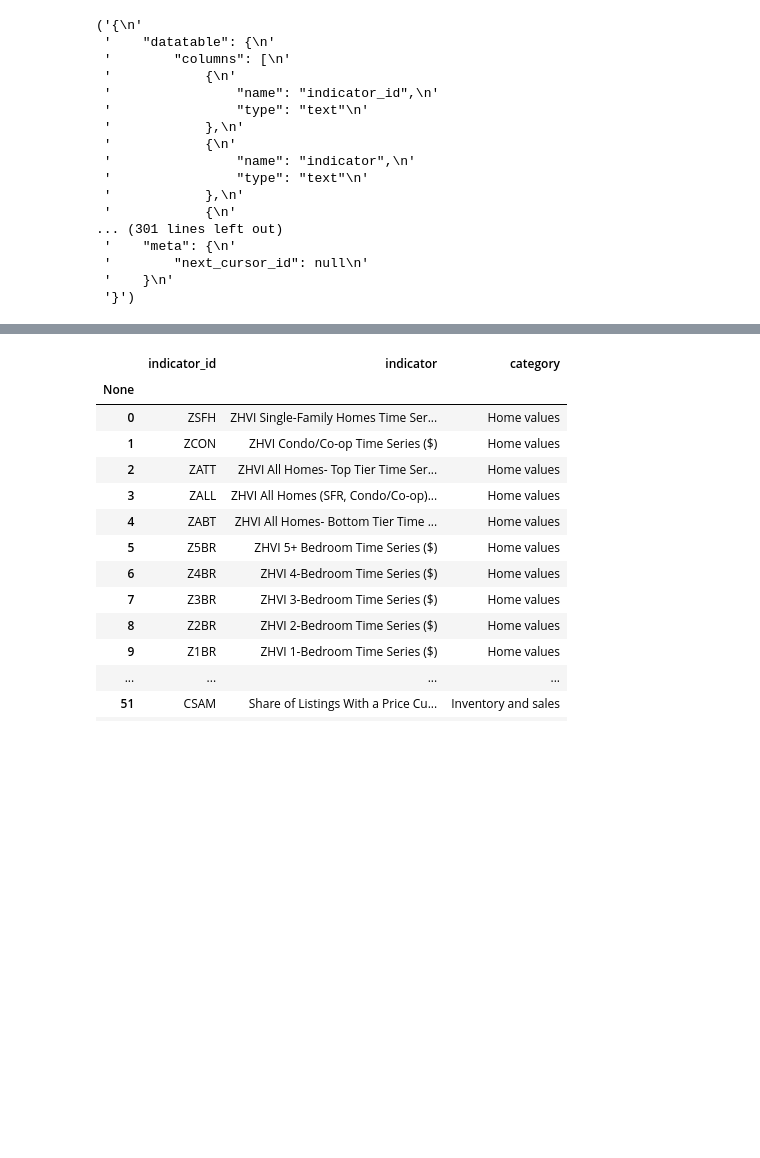
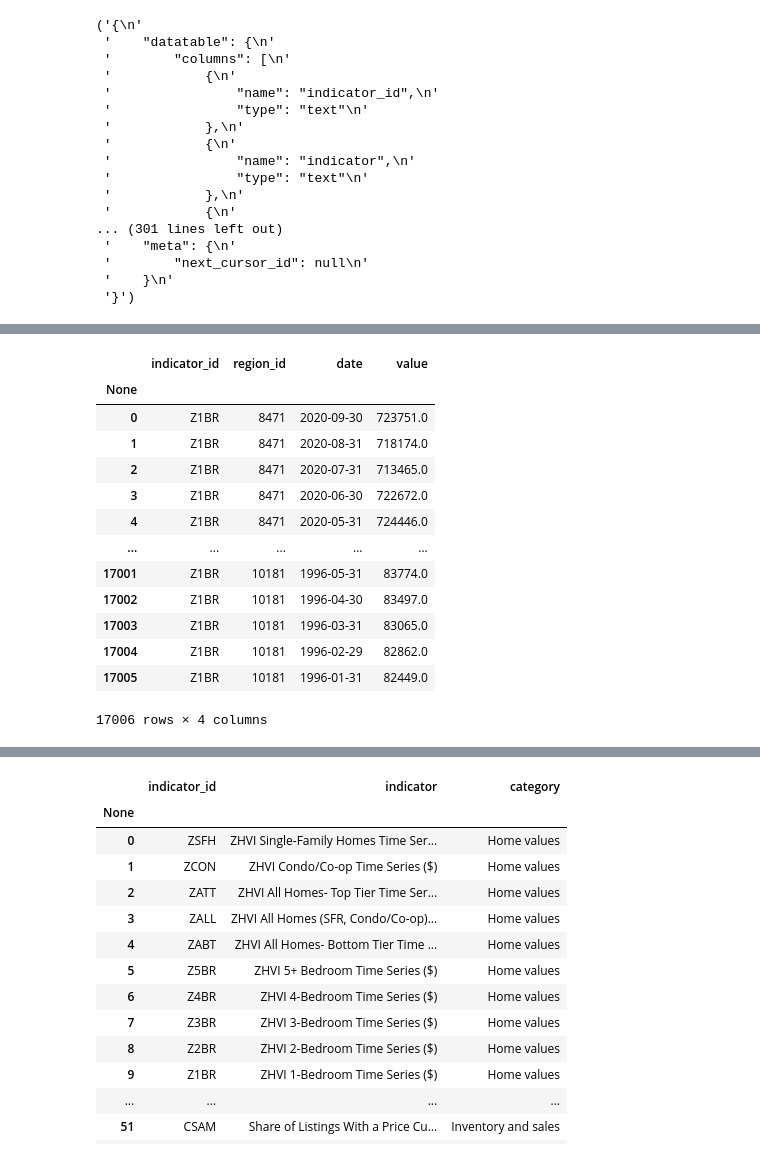
Before and after one commit to binetala/The_Very_Best_Team, a Jupyter notebook: quandl-starter.ipynb, the cells around one changed output, grey strips where cells are left out. Saved outputs shown, nothing was run; the diff lists cells and outputs as text; code cells hidden in the pictures; blank space fills up the shorter version.

```diff
--- a/quandl-starter.ipynb
+++ b/quandl-starter.ipynb
@@ -101,0 +131,18 @@ data
+# %%
+z1br= quandl.get_table('Zillow/Data', api_key=quandl_key, indicator_id = 'Z1BR', paginate=True, region_id = co_region_ids)
+z1br
+# %% [output]
+|  | indicator_id | region_id | date | value |
+| None |  |  |  |  |
+| 0 | Z1BR | 8471 | 2020-09-30 | 723751.0 |
+| 1 | Z1BR | 8471 | 2020-08-31 | 718174.0 |
+| 2 | Z1BR | 8471 | 2020-07-31 | 713465.0 |
+| 3 | Z1BR | 8471 | 2020-06-30 | 722672.0 |
+| 4 | Z1BR | 8471 | 2020-05-31 | 724446.0 |
+| ... | ... | ... | ... | ... |
+| 17001 | Z1BR | 10181 | 1996-05-31 | 83774.0 |
+| 17002 | Z1BR | 10181 | 1996-04-30 | 83497.0 |
+| 17003 | Z1BR | 10181 | 1996-03-31 | 83065.0 |
+| 17004 | Z1BR | 10181 | 1996-02-29 | 82862.0 |
+| 17005 | Z1BR | 10181 | 1996-01-31 | 82449.0 |
+17006 rows × 4 columns
```
Also changed, not shown: parts of 10 cells of this notebook, 2 other files.
